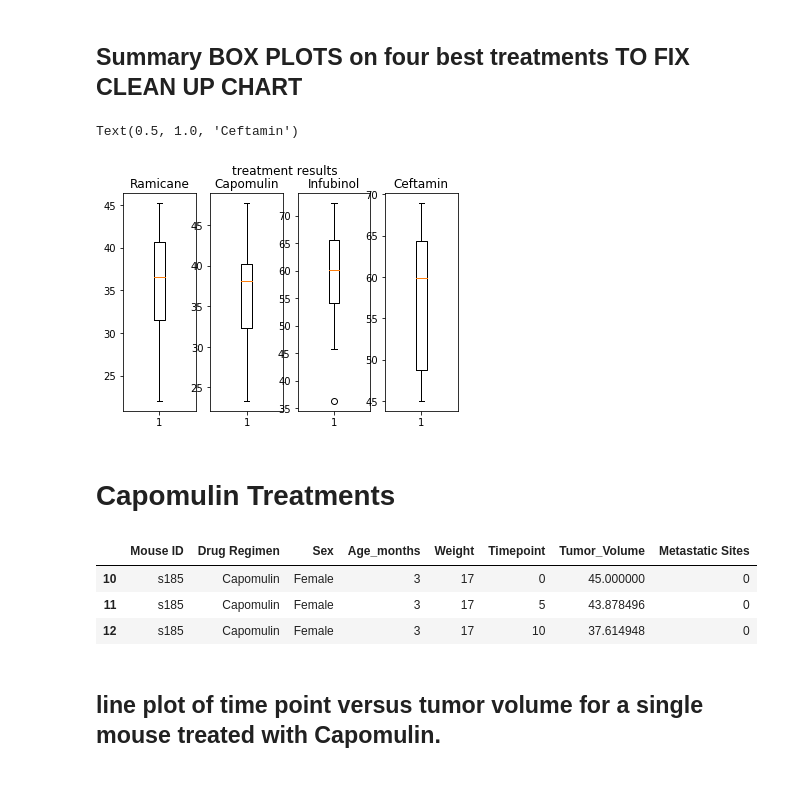
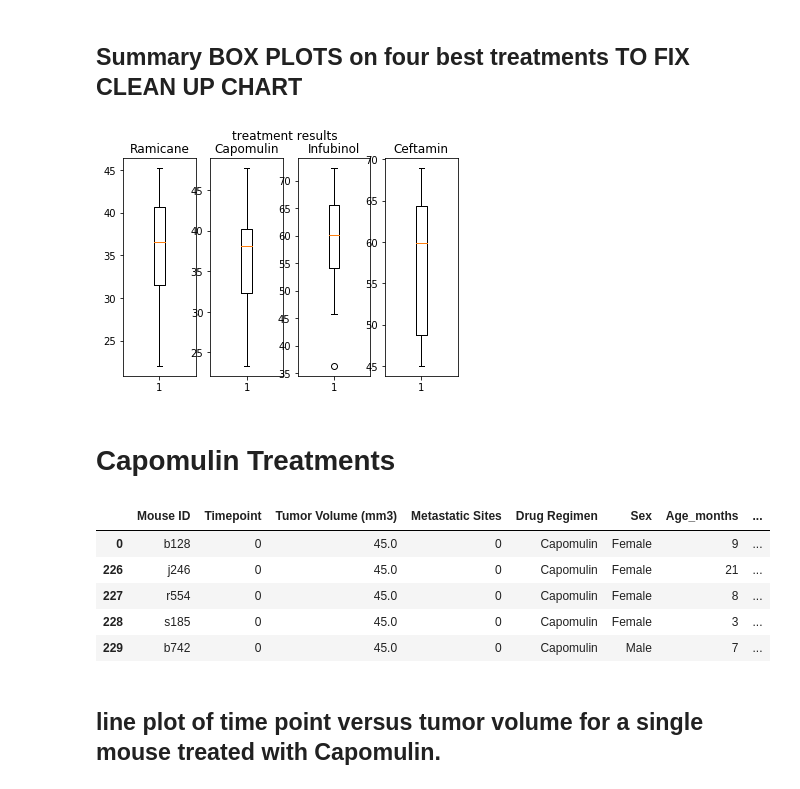
Before and after one commit to JonesInformatics/Matplotlib-Challenge, a Jupyter notebook: main.ipynb, the cells around one changed output. Drawn from its saved outputs; the diff is of its cells as text; code cells hidden in the pictures.

```diff
--- a/main.ipynb
+++ b/main.ipynb
@@ -5,6 +5,7 @@ import pandas as pd
 import scipy.stats as st
 from scipy.stats import sem
 import numpy as np
+from scipy.stats import linregress
 
 # Study data files
 mouse_metadata = "../data/Mouse_metadata.csv" #Desktop/DataViz/homework/matplotlib-challenge/data/Mouse_metadata.csv
@@ -13,8 +14,7 @@ study_results = "../data/Study_results.csv"
 # Read the mouse data and the study results
 mouse_metadata = pd.read_csv(mouse_metadata)
 study_results = pd.read_csv(study_results)
+
+combo = pd.merge(study_results, mouse_metadata, how="left", on = "Mouse ID")
 # %% [markdown]
 # summary combined table
-# %%
-combo.columns = ['Mouse ID','Drug Regimen','Sex','Age_months','Weight','Timepoint','Tumor_Volume','Metastatic Sites']
-combo.head()
@@ -366,35 +479,37 @@ boxplot = Ceftamin.boxplot(column=['Tumor_Volume'])
 fig, ax = plt.subplots(1, 4)
 
 fig.suptitle("treatment results")
-ax[0].boxplot(Ramicane["Tumor_Volume"])
+ax[0].boxplot(Ramicane["Tumor Volume (mm3)"])
 ax[0].set_title("Ramicane")
-ax[1].boxplot(Capomulin["Tumor_Volume"])
+ax[1].boxplot(Capomulin["Tumor Volume (mm3)"])
 ax[1].set_title("Capomulin")
-ax[2].boxplot(Infubinol["Tumor_Volume"])
+ax[2].boxplot(Infubinol["Tumor Volume (mm3)"])
 ax[2].set_title("Infubinol")
-ax[3].boxplot(Ceftamin["Tumor_Volume"])
+ax[3].boxplot(Ceftamin["Tumor Volume (mm3)"])
 ax[3].set_title("Ceftamin")
+plt.show()
 # %% [output]
-Text(0.5, 1.0, 'Ceftamin')
 [figure]
 # %% [markdown]
 # Capomulin Treatments
 # %%
  #Generate a line plot of time point versus tumor volume for a single mouse treated with Capomulin.
 
  #Generate a scatter plot of mouse weight versus average tumor volume for the Capomulin treatment regimen.
 
  #Calculate the correlation coefficient and linear regression model between mouse weig
 
 
 Cap_Treatment = combo.loc[(combo["Drug Regimen"] =="Capomulin")]
 
 
-Cap_Treatment.head(3)
+Cap_Treatment.head()
 # %% [output]
-|  | Mouse ID | Drug Regimen | Sex | Age_months | Weight | Timepoint | Tumor_Volume | Metastatic Sites |
-| 10 | s185 | Capomulin | Female | 3 | 17 | 0 | 45.000000 | 0 |
-| 11 | s185 | Capomulin | Female | 3 | 17 | 5 | 43.878496 | 0 |
-| 12 | s185 | Capomulin | Female | 3 | 17 | 10 | 37.614948 | 0 |
+|  | Mouse ID | Timepoint | Tumor Volume (mm3) | Metastatic Sites | Drug Regimen | Sex | Age_months | ... |
+| 0 | b128 | 0 | 45.0 | 0 | Capomulin | Female | 9 | ... |
+| 226 | j246 | 0 | 45.0 | 0 | Capomulin | Female | 21 | ... |
+| 227 | r554 | 0 | 45.0 | 0 | Capomulin | Female | 8 | ... |
+| 228 | s185 | 0 | 45.0 | 0 | Capomulin | Female | 3 | ... |
+| 229 | b742 | 0 | 45.0 | 0 | Capomulin | Male | 7 | ... |
 # %% [markdown]
 ## line plot of time point versus tumor volume for a single mouse treated with Capomulin.
```
Also changed, not shown: parts of 40 cells of this notebook.
